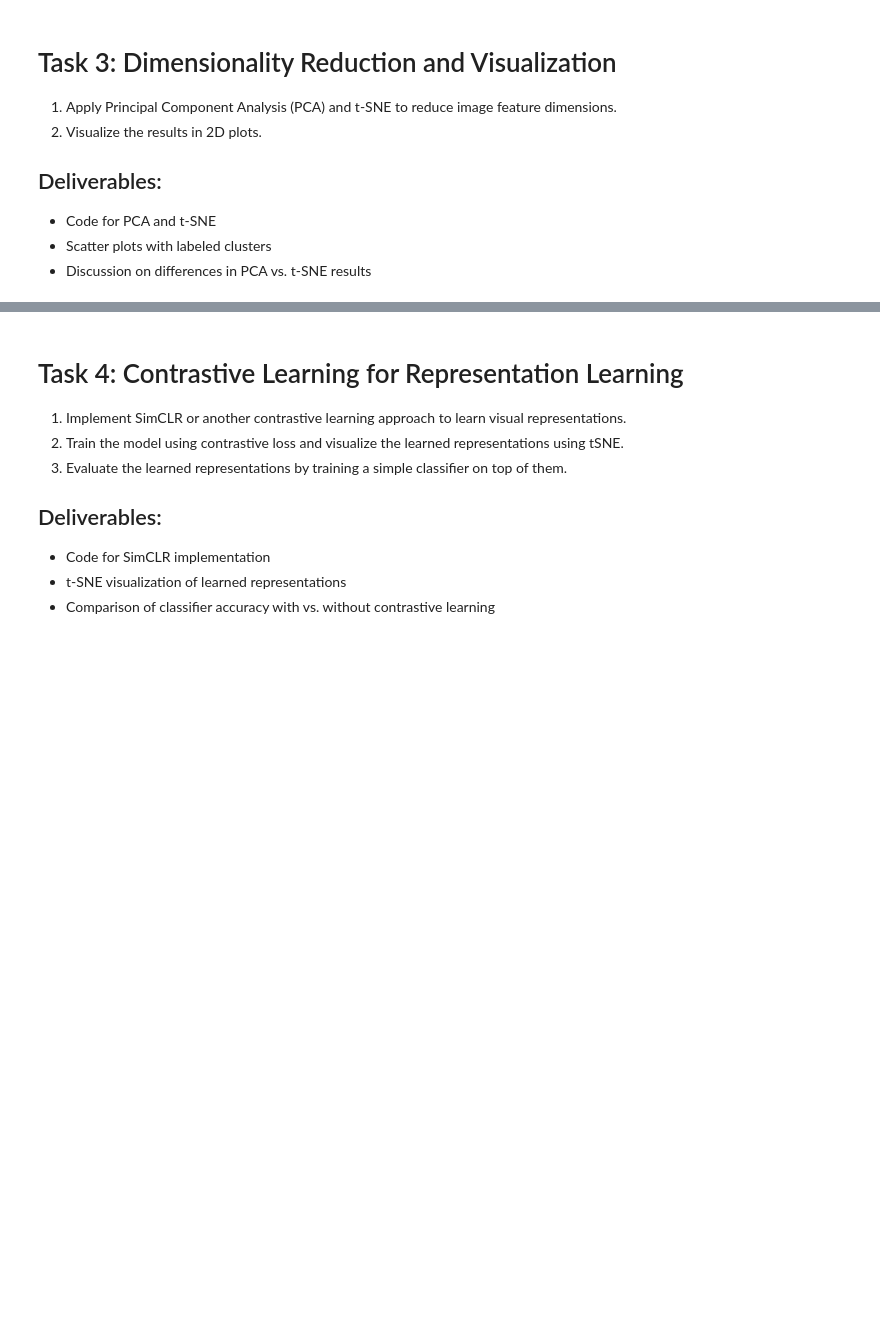
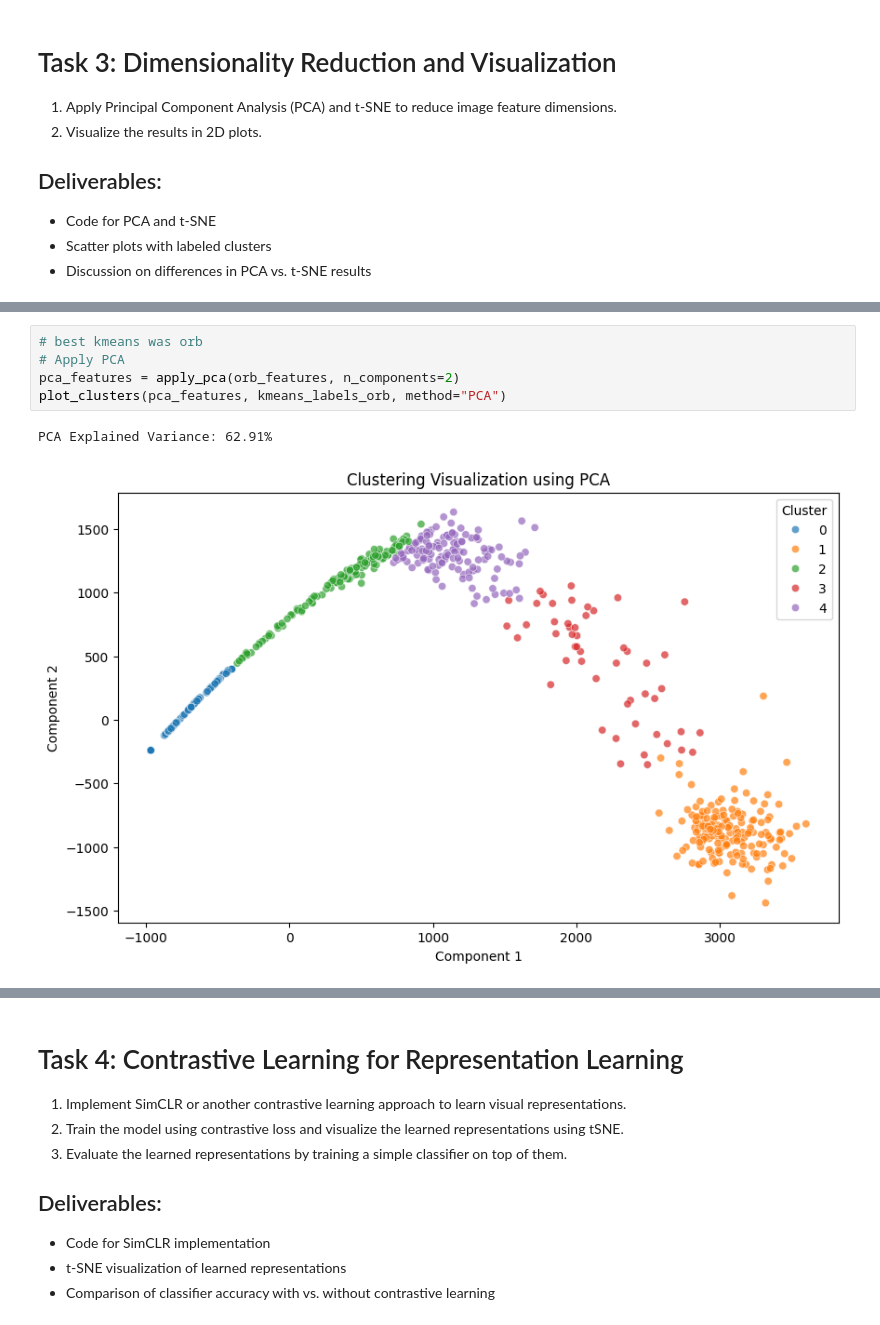
Before and after one commit to dnzambuli/Deep-learning-4-CV, a Jupyter notebook: Unsupervised_Learning_in_CV.ipynb, the cells around one changed output, grey strips where cells are left out. Drawn from its saved outputs; the diff is of its cells as text; blank space fills up the shorter version.

```diff
--- a/Unsupervised_Learning_in_CV.ipynb
+++ b/Unsupervised_Learning_in_CV.ipynb
@@ -976,0 +1168,8 @@ dimensions.
+# %%
+# best kmeans was orb
+# Apply PCA
+pca_features = apply_pca(orb_features, n_components=2)
+plot_clusters(pca_features, kmeans_labels_orb, method="PCA")
+# %% [output]
+PCA Explained Variance: 62.91%
+[figure, added]
```
Also changed, not shown: parts of 3 cells of this notebook.
